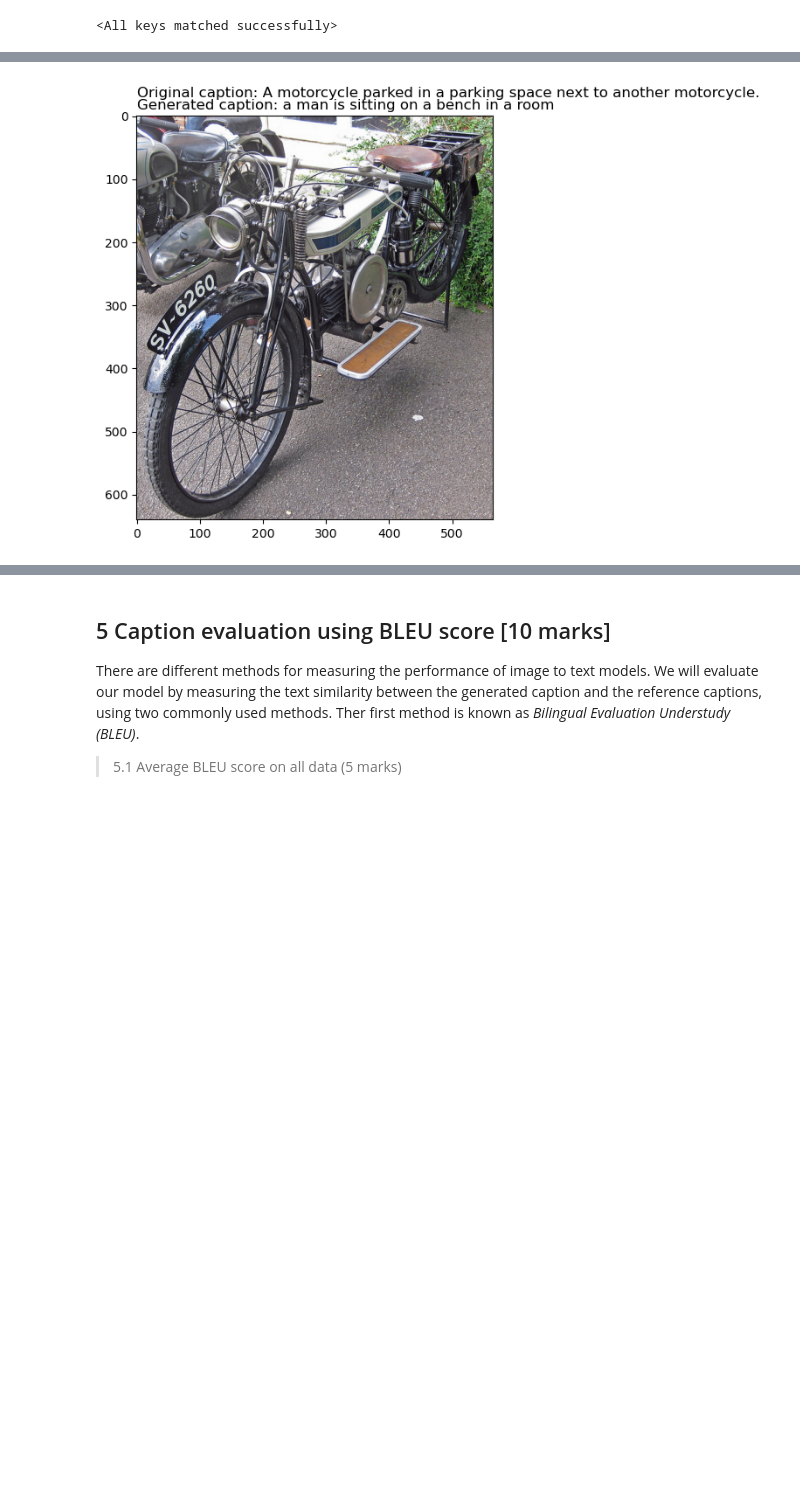
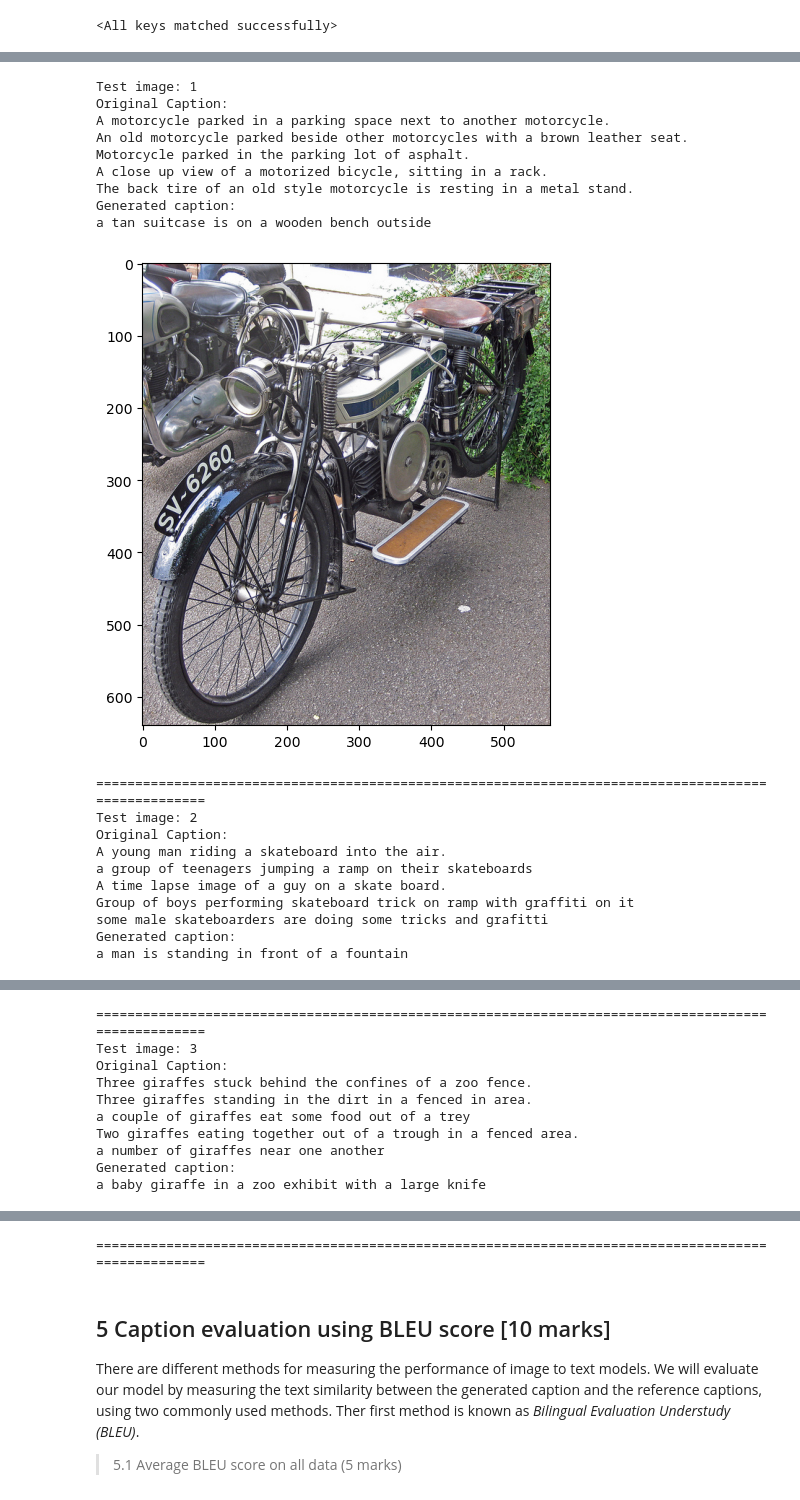
Before and after one commit to sheldonnnn007/DL_ImageCaptionGeneration, a Jupyter notebook: dl-cw2.ipynb, the cells around one changed output, grey strips where cells are left out. Saved outputs shown, nothing was run; the diff lists cells and outputs as text; code cells hidden in the pictures; blank space fills up the shorter version.

```diff
--- a/dl-cw2.ipynb
+++ b/dl-cw2.ipynb
@@ -710,7 +710,8 @@ class DecoderRNN(nn.Module):
         self.max_seq_length = max_seq_length
 
         self.lossfunction = nn.CrossEntropyLoss()
-        self.optimizer = optim.SGD(self.parameters(), lr=0.001, momentum=0.9)
+        self.optimizer = optim.Adam(self.parameters(), lr = 0.001)
+
 
 
     def forward(self, features, captions, lengths):
@@ -719,8 +720,8 @@ class DecoderRNN(nn.Module):
 
         embeddings = self.embed(captions)
         im_features = self.resize(features)
-        print(im_features)
-        print(im_features.shape)
+#         print(im_features)
+#         print(im_features.shape)
         im_features = self.bn(im_features)
 
         # compute your feature embeddings
@@ -975,7 +981,7 @@ class DecoderRNN(nn.Module):
         return sampled_ids
 # %%
 Decoder = DecoderRNN(vocab_size = vocab_size)
-results_path = "/kaggle/input/modell/imgae2text_new.pt"
+results_path = "/kaggle/working/imgae2text_10.pt"
 checkpoint = torch.load(results_path)
 Decoder.load_state_dict(checkpoint['state_dict'])
 # %% [output]
@@ -1012,12 +1018,36 @@ caption_generated_tokens
 # %%
 import matplotlib.image as mpimg
 for i in range(len(testset)):
+    print('Test image: ' + str(i+1))
     file_name = testset.iloc[i]['file_name']
     img = mpimg.imread("/kaggle/input/cw2-data/coco/images/" + file_name)
     fig, ax = plt.subplots(figsize=(8, 6))
     ax.imshow(img)
-    ax.text(0, -30, "Original caption: " + caption_original.iloc[i], fontsize=12)
-    ax.text(0, -10, "Generated caption: " + caption_generated_tokens[i], fontsize=12)
+    print("Original Caption:")
+    t = testset['image_id'].iloc[i]
+    for x in range(5):
+        print(new_file_clean[new_file_clean['image_id'] == t]['caption'].iloc[x])
+    print("Generated caption: \n" + caption_generated_tokens[i])
     plt.show()
+    print('='*100)
 # %% [output]
+Test image: 1
+Original Caption:
+A motorcycle parked in a parking space next to another motorcycle.
+An old motorcycle parked beside other motorcycles with a brown leather seat.
+Motorcycle parked in the parking lot of asphalt.
+A close up view of a motorized bicycle, sitting in a rack.
+The back tire of an old style motorcycle is resting in a metal stand.
+Generated caption:
+a tan suitcase is on a wooden bench outside
-[figure, old version]
+[figure, new version]
+====================================================================================================
+Test image: 2
+Original Caption:
+A young man riding a skateboard into the air.
+a group of teenagers jumping a ramp on their skateboards
+A time lapse image of a guy on a skate board.
+Group of boys performing skateboard trick on ramp with graffiti on it
+some male skateboarders are doing some tricks and grafitti
+Generated caption:
+a man is standing in front of a fountain
@@ -1024,0 +1055,10 @@ for i in range(len(testset)):
+====================================================================================================
+Test image: 3
+Original Caption:
+Three giraffes stuck behind the confines of a zoo fence.
+Three giraffes standing in the dirt in a fenced in area.
+a couple of giraffes eat some food out of a trey
+Two giraffes eating together out of a trough in a fenced area.
+a number of giraffes near one another
+Generated caption:
+a baby giraffe in a zoo exhibit with a large knife
@@ -1028,3 +1088,4 @@ for i in range(len(testset)):
+====================================================================================================
 # %% [markdown]
 ## 5 Caption evaluation using BLEU score [10 marks]
 
```
Also changed, not shown: parts of 17 cells of this notebook, 3 other files.
